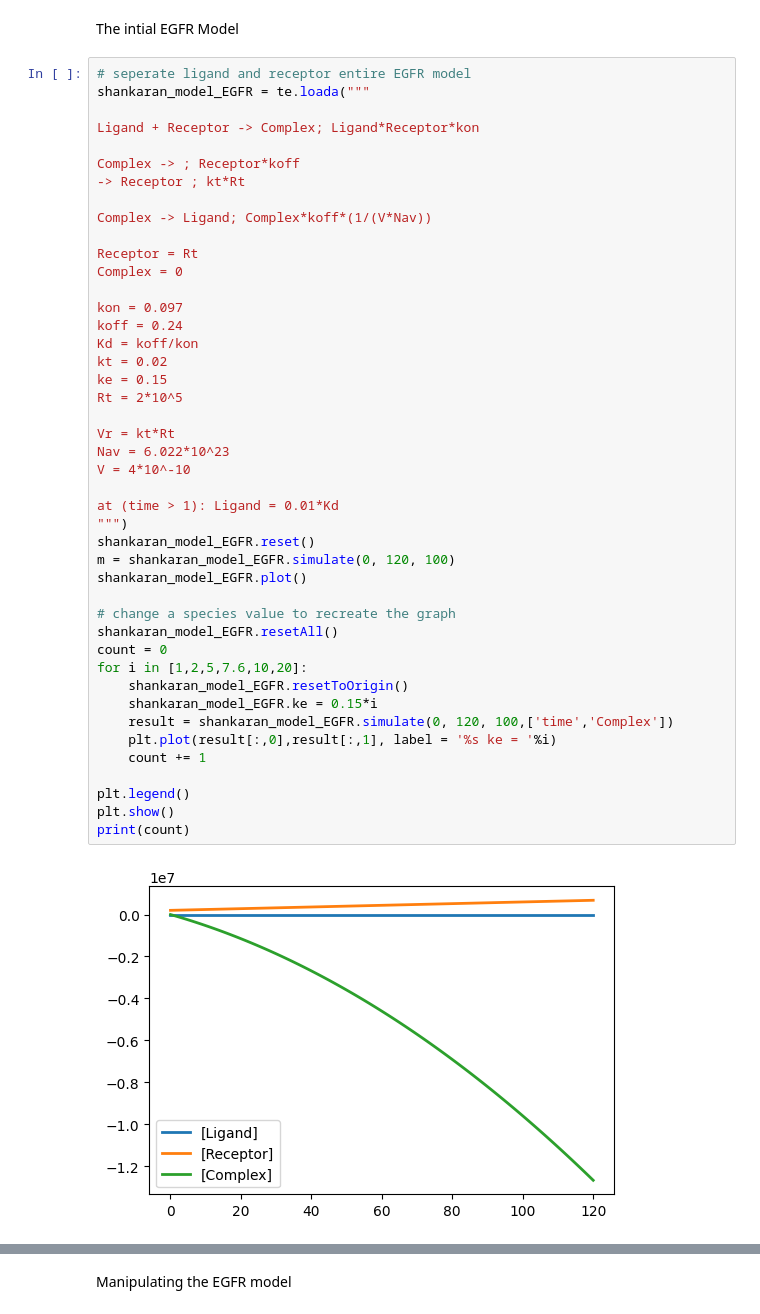
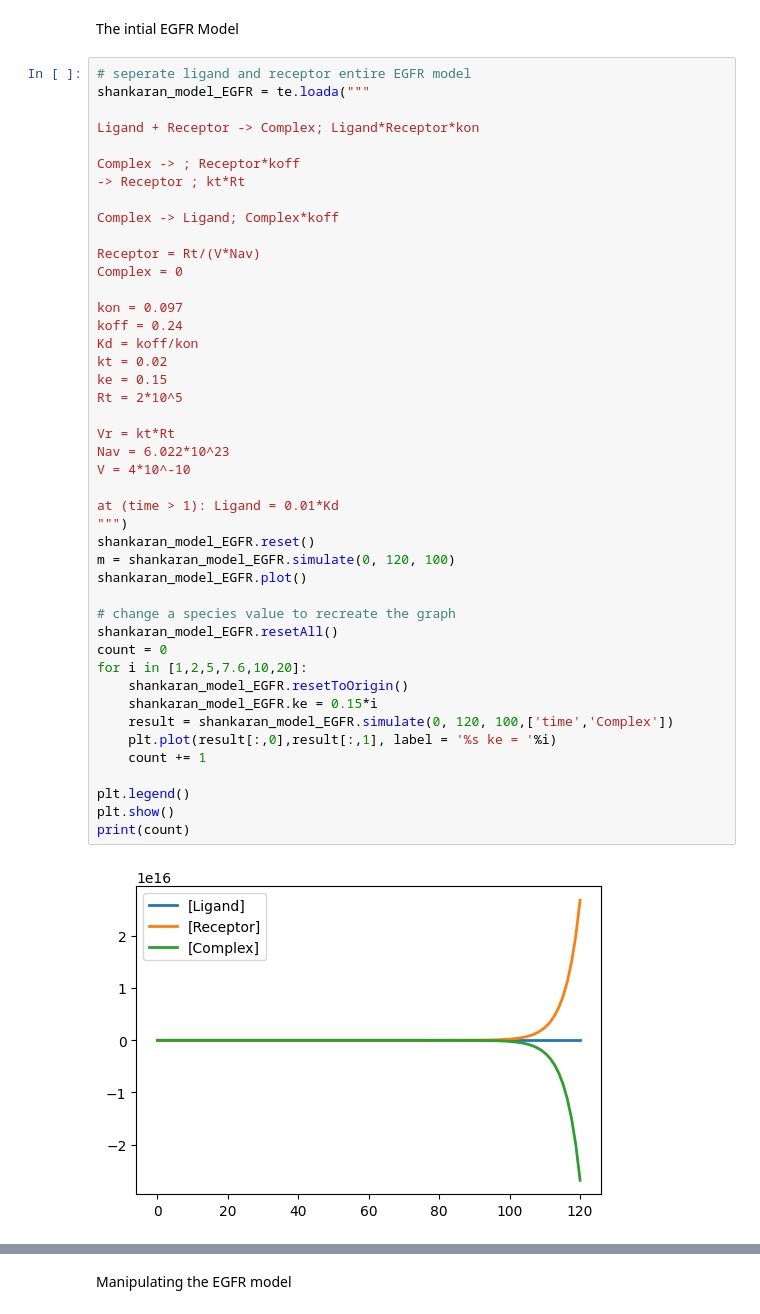
Before and after one commit to Ara101/Recapitulating-Shankaran2007-GPCR-model, a Jupyter notebook: GPCR_model/Shankaran_model.ipynb, the cells around one changed output, grey strips where cells are left out. Saved outputs shown, nothing was run; the diff lists cells and outputs as text.

```diff
--- a/GPCR_model/Shankaran_model.ipynb
+++ b/GPCR_model/Shankaran_model.ipynb
@@ -16,40 +16,40 @@ Ligand + Receptor -> Complex; Ligand*Receptor*kon
 Complex -> ; Receptor*koff
 -> Receptor ; kt*Rt
 
-Complex -> Ligand; Complex*koff*(1/(V*Nav))
+Complex -> Ligand; Complex*koff
 
-Receptor = Rt
+Receptor = Rt/(V*Nav)
 Complex = 0
 
 kon = 0.097
 koff = 0.24
 Kd = koff/kon
 kt = 0.02
 ke = 0.15
 Rt = 2*10^5
 
 Vr = kt*Rt
 Nav = 6.022*10^23
 V = 4*10^-10
 
 at (time > 1): Ligand = 0.01*Kd
 """)
 shankaran_model_EGFR.reset()
 m = shankaran_model_EGFR.simulate(0, 120, 100)
 shankaran_model_EGFR.plot()
 
 # change a species value to recreate the graph
 shankaran_model_EGFR.resetAll()
 count = 0
 for i in [1,2,5,7.6,10,20]:
     shankaran_model_EGFR.resetToOrigin()
     shankaran_model_EGFR.ke = 0.15*i
     result = shankaran_model_EGFR.simulate(0, 120, 100,['time','Complex'])
     plt.plot(result[:,0],result[:,1], label = '%s ke = '%i)
     count += 1
 
 plt.legend()
 plt.show()
 print(count)
 # %% [output]
-[figure, old version]
+[figure, new version]
```
Also changed, not shown: parts of 2 cells of this notebook.
